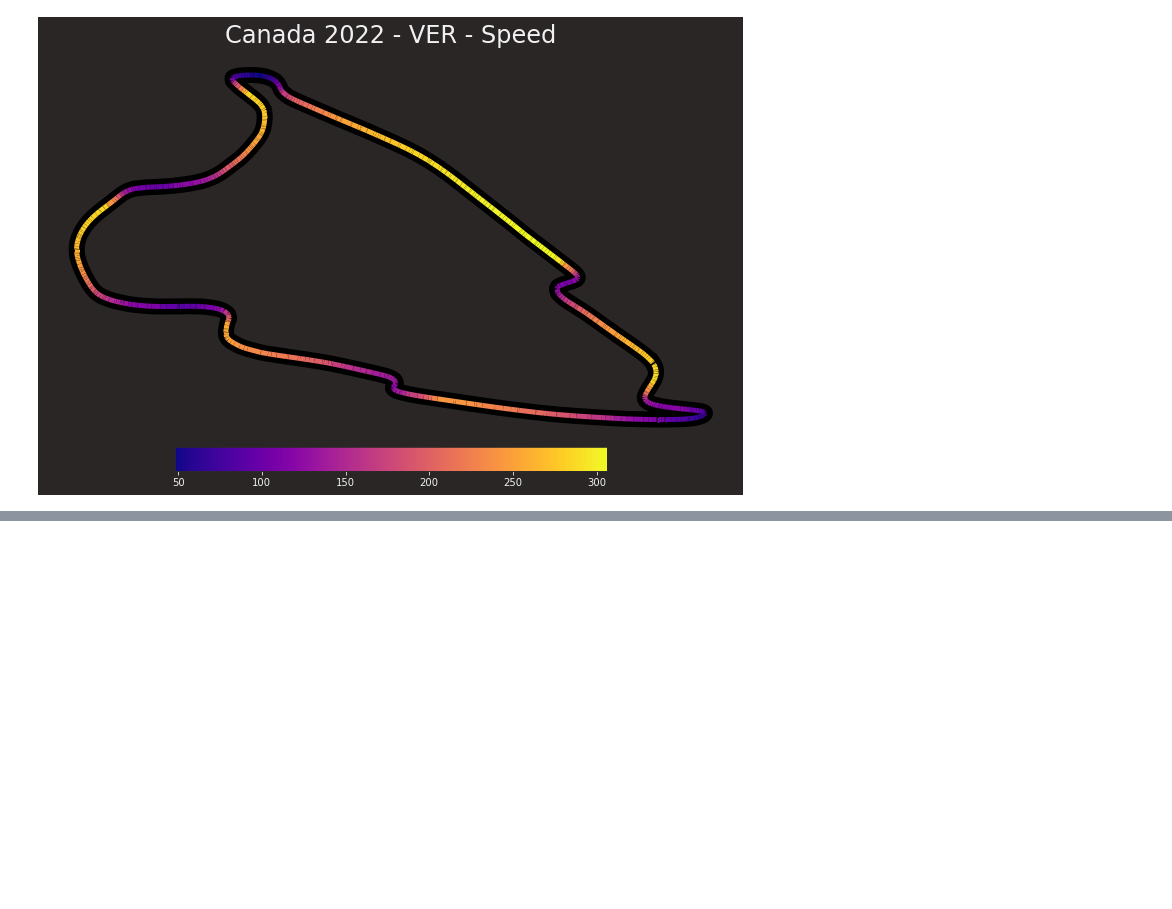
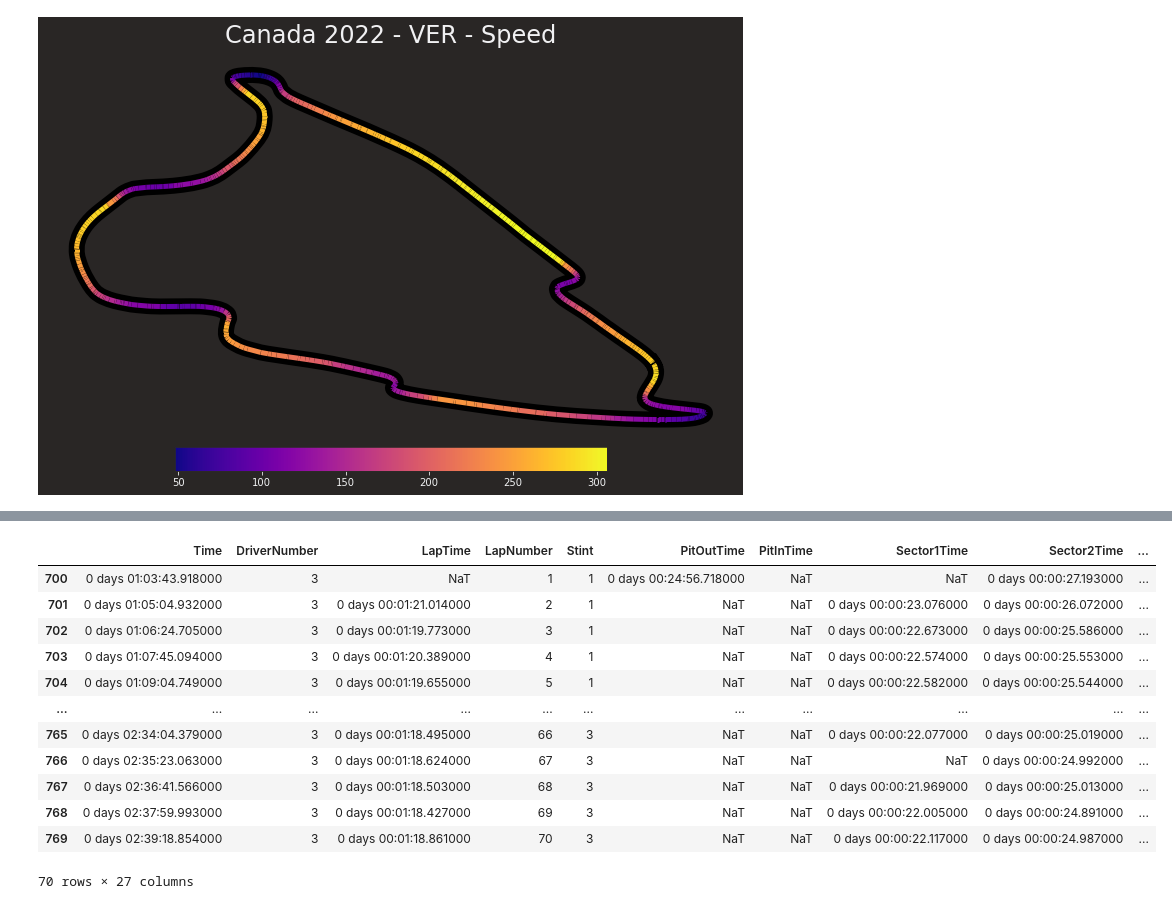
Before and after one commit to CamStevens15/F1_2022_race_analytics, a Jupyter notebook: Code_Analysis/Canadian_GP2022.ipynb, the cells around one changed output, grey strips where cells are left out. Cells and saved outputs as stored; diff of their text form; code cells hidden in the pictures; blank space fills up the shorter version.

```diff
--- a/Code_Analysis/Canadian_GP2022.ipynb
+++ b/Code_Analysis/Canadian_GP2022.ipynb
@@ -264,0 +267,7 @@ driver_speed_change('VER')
+# %%
+#This loads the session for the Miami Grand prix Qualifiers
+
+year, grand_prix, session = 2022, 'Canada', 'R'
+
+race_canada = ff1.get_session(year, grand_prix, session)
+race_canada.load() # This is new with Fastf1 v.2.2
@@ -264,0 +292,21 @@ driver_speed_change('VER')
+# %%
+
+# Get laps of the drivers (BOT and HAM)
+laps_ric = race_canada.laps.pick_driver('RIC')
+laps_ver = race_canada.laps.pick_driver('VER')
+# %%
+laps_ric
+# %% [output]
+|  | Time | DriverNumber | LapTime | LapNumber | Stint | PitOutTime | PitInTime | Sector1Time | Sector2Time | ... |
+| 700 | 0 days 01:03:43.918000 | 3 | NaT | 1 | 1 | 0 days 00:24:56.718000 | NaT | NaT | 0 days 00:00:27.193000 | ... |
+| 701 | 0 days 01:05:04.932000 | 3 | 0 days 00:01:21.014000 | 2 | 1 | NaT | NaT | 0 days 00:00:23.076000 | 0 days 00:00:26.072000 | ... |
+| 702 | 0 days 01:06:24.705000 | 3 | 0 days 00:01:19.773000 | 3 | 1 | NaT | NaT | 0 days 00:00:22.673000 | 0 days 00:00:25.586000 | ... |
+| 703 | 0 days 01:07:45.094000 | 3 | 0 days 00:01:20.389000 | 4 | 1 | NaT | NaT | 0 days 00:00:22.574000 | 0 days 00:00:25.553000 | ... |
+| 704 | 0 days 01:09:04.749000 | 3 | 0 days 00:01:19.655000 | 5 | 1 | NaT | NaT | 0 days 00:00:22.582000 | 0 days 00:00:25.544000 | ... |
+| ... | ... | ... | ... | ... | ... | ... | ... | ... | ... | ... |
+| 765 | 0 days 02:34:04.379000 | 3 | 0 days 00:01:18.495000 | 66 | 3 | NaT | NaT | 0 days 00:00:22.077000 | 0 days 00:00:25.019000 | ... |
+| 766 | 0 days 02:35:23.063000 | 3 | 0 days 00:01:18.624000 | 67 | 3 | NaT | NaT | NaT | 0 days 00:00:24.992000 | ... |
+| 767 | 0 days 02:36:41.566000 | 3 | 0 days 00:01:18.503000 | 68 | 3 | NaT | NaT | 0 days 00:00:21.969000 | 0 days 00:00:25.013000 | ... |
+| 768 | 0 days 02:37:59.993000 | 3 | 0 days 00:01:18.427000 | 69 | 3 | NaT | NaT | 0 days 00:00:22.005000 | 0 days 00:00:24.891000 | ... |
+| 769 | 0 days 02:39:18.854000 | 3 | 0 days 00:01:18.861000 | 70 | 3 | NaT | NaT | 0 days 00:00:22.117000 | 0 days 00:00:24.987000 | ... |
+70 rows × 27 columns
```
Also changed, not shown: parts of 6 cells of this notebook.
